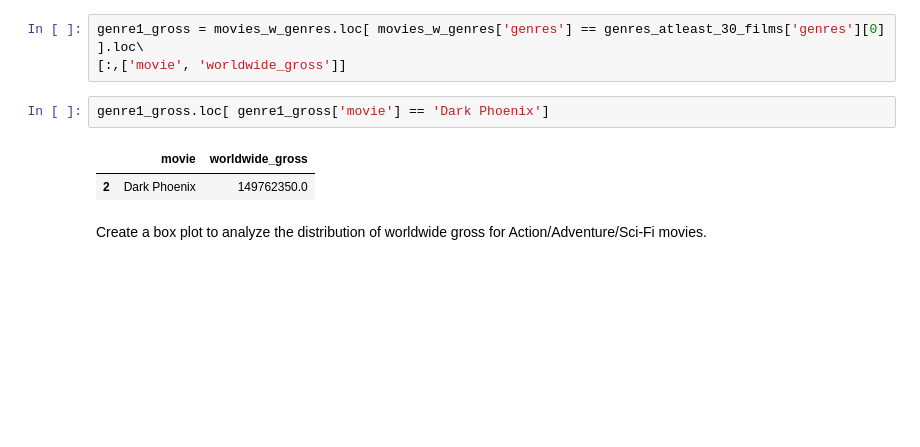
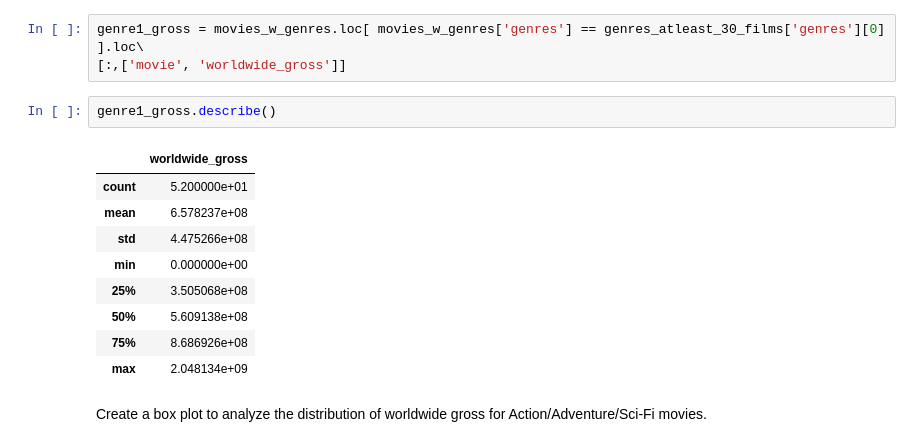
Before and after one commit to ran0027/microsoft_movie_analysis, a Jupyter notebook: Presentation.ipynb, the cells around one changed output. Drawn from its saved outputs; the diff is of its cells as text; blank space fills up the shorter version.

```diff
--- a/Presentation.ipynb
+++ b/Presentation.ipynb
@@ -349,11 +341,18 @@ Create a new dataframe with only the titles and worldwide gross of Action/Advent
 # %%
 genre1_gross = movies_w_genres.loc[ movies_w_genres['genres'] == genres_atleast_30_films['genres'][0] ].loc\
 [:,['movie', 'worldwide_gross']]
-# %%
-genre1_gross.loc[ genre1_gross['movie'] == 'Dark Phoenix']
-# %% [output]
-|  | movie | worldwide_gross |
-| 2 | Dark Phoenix | 149762350.0 |
+# %%
+genre1_gross.describe()
+# %% [output]
+|  | worldwide_gross |
+| count | 5.200000e+01 |
+| mean | 6.578237e+08 |
+| std | 4.475266e+08 |
+| min | 0.000000e+00 |
+| 25% | 3.505068e+08 |
+| 50% | 5.609138e+08 |
+| 75% | 8.686926e+08 |
+| max | 2.048134e+09 |
 # %% [markdown]
 Create a box plot to analyze the distribution of worldwide gross for Action/Adventure/Sci-Fi movies.
 # %%
```
Also changed, not shown: parts of 3 cells of this notebook, 1 other file.
